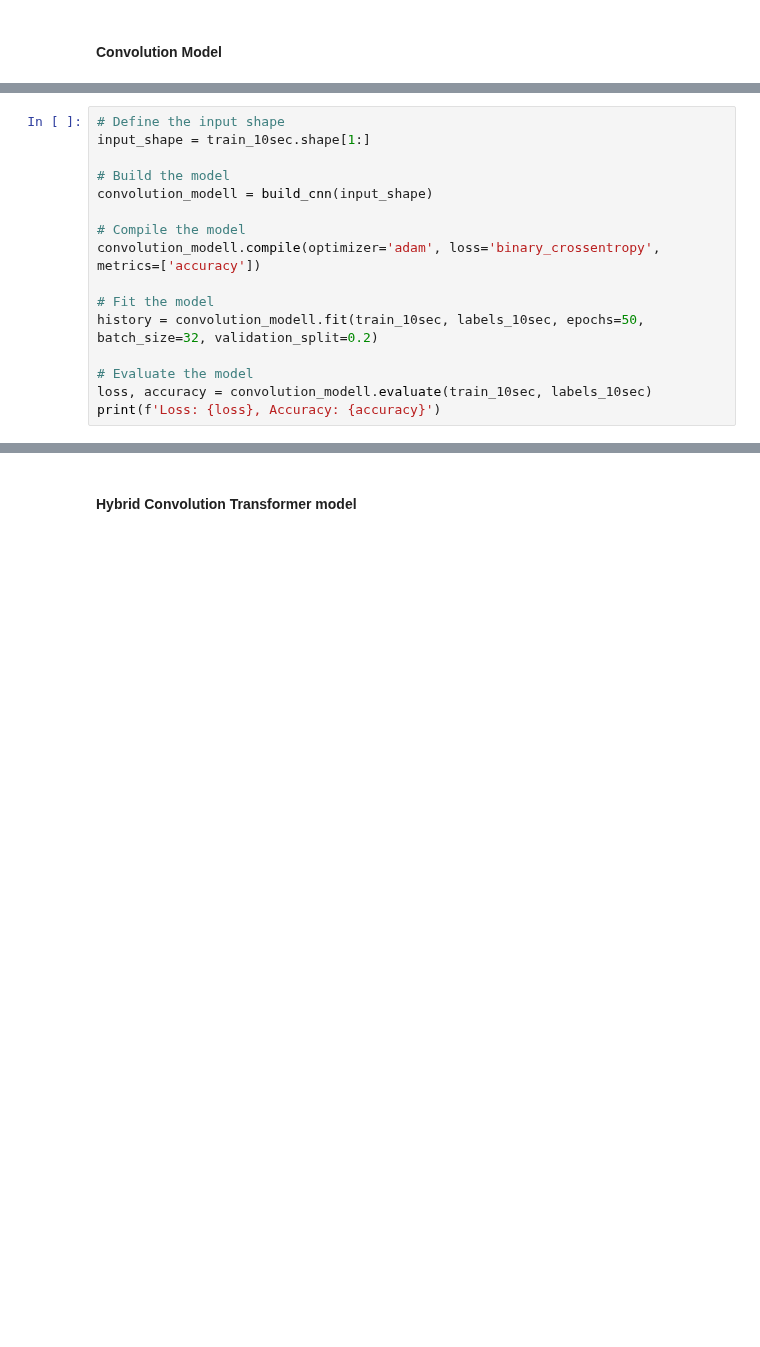
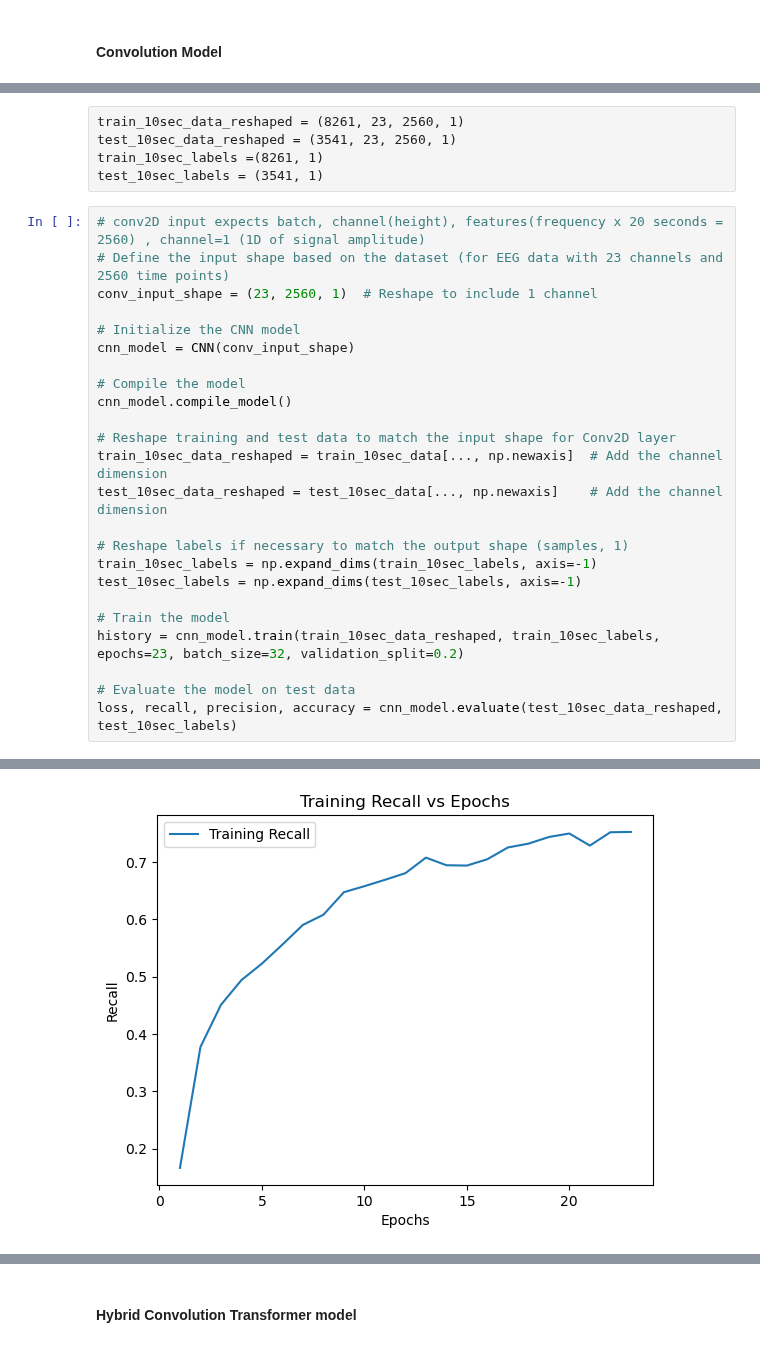
Before and after one commit to uol5/CM3070_SeizureDetection, a Jupyter notebook: main.ipynb, the cells around one changed output, grey strips where cells are left out. Saved outputs shown, nothing was run; the diff lists cells and outputs as text; blank space fills up the shorter version.

```diff
--- a/main.ipynb
+++ b/main.ipynb
@@ -1091,16 +1075,0 @@ def build_cnn(input_shape):
-# %%
-# Define the input shape
-input_shape = train_10sec.shape[1:]
-
-# Build the model
-convolution_modell = build_cnn(input_shape)
-
-# Compile the model
-convolution_modell.compile(optimizer='adam', loss='binary_crossentropy', metrics=['accuracy'])
-
-# Fit the model
-history = convolution_modell.fit(train_10sec, labels_10sec, epochs=50, batch_size=32, validation_split=0.2)
-
-# Evaluate the model
-loss, accuracy = convolution_modell.evaluate(train_10sec, labels_10sec)
-print(f'Loss: {loss}, Accuracy: {accuracy}')
@@ -1106,0 +1153,30 @@ print(f'Loss: {loss}, Accuracy: {accuracy}')
+# %% [raw]
+train_10sec_data_reshaped = (8261, 23, 2560, 1)
+test_10sec_data_reshaped = (3541, 23, 2560, 1)
+train_10sec_labels =(8261, 1)
+test_10sec_labels = (3541, 1)
+# %%
+# conv2D input expects batch, channel(height), features(frequency x 20 seconds = 2560) , channel=1 (1D of signal amplitude)
+# Define the input shape based on the dataset (for EEG data with 23 channels and 2560 time points)
+conv_input_shape = (23, 2560, 1)  # Reshape to include 1 channel
+
+# Initialize the CNN model
+cnn_model = CNN(conv_input_shape)
+
+# Compile the model
+cnn_model.compile_model()
+
+# Reshape training and test data to match the input shape for Conv2D layer
+train_10sec_data_reshaped = train_10sec_data[..., np.newaxis]  # Add the channel dimension
+test_10sec_data_reshaped = test_10sec_data[..., np.newaxis]    # Add the channel dimension
+
+# Reshape labels if necessary to match the output shape (samples, 1)
+train_10sec_labels = np.expand_dims(train_10sec_labels, axis=-1)
+test_10sec_labels = np.expand_dims(test_10sec_labels, axis=-1)
+
+# Train the model
+history = cnn_model.train(train_10sec_data_reshaped, train_10sec_labels, epochs=23, batch_size=32, validation_split=0.2)
+
+# Evaluate the model on test data
+loss, recall, precision, accuracy = cnn_model.evaluate(test_10sec_data_reshaped, test_10sec_labels)
+# %% [output]
@@ -1106,0 +1200 @@ print(f'Loss: {loss}, Accuracy: {accuracy}')
+[figure, added]
```
Also changed, not shown: parts of 12 cells of this notebook, 1 other file.
